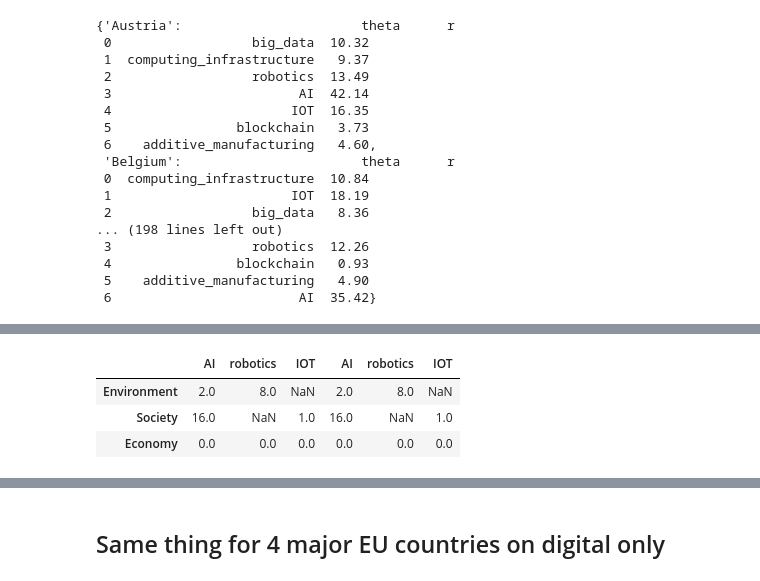
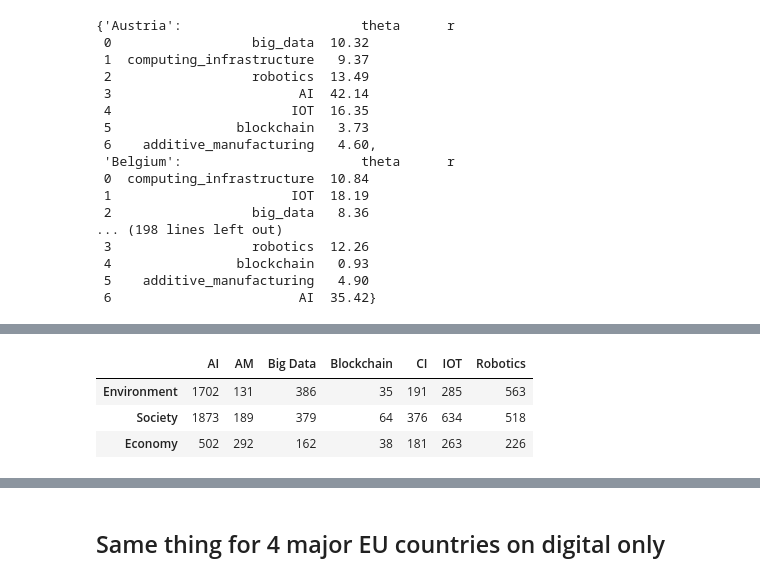
Before and after one commit to KnuxV/SDG, a Jupyter notebook: notebooks/polar_graphs.ipynb, the cells around one changed output, grey strips where cells are left out. Saved outputs shown, nothing was run; the diff lists cells and outputs as text; code cells hidden in the pictures.

```diff
--- a/notebooks/polar_graphs.ipynb
+++ b/notebooks/polar_graphs.ipynb
@@ -188,13 +216,14 @@ df_sdg_digi = df_sdg_digi[df_sdg_digi['DST']]
 # %%
 dic_c = {country:{cat:Counter() for cat in lst_cat} for country in lst_eu}
-for ind, row in df_sdg_digi.iterrows():
-    lst_actor_in_row = row['CN'].split(", ")
-    for actor in lst_actor_in_row:
+for row in tqdm(df_sdg_dt.itertuples(index=False, name=None), total=df_sdg_dt.shape[0]):
+    lst_actors = row[idx_sdg_dt['CN']].split(", ")
+    size_actors = len(lst_actors)
+    for actor in lst_actors:
         if actor in dic_c.keys():
             for cat in lst_cat:
-                if row[cat]:
-                    for digi in ["IOT", 'robotics', 'AI']:
-                        if row[digi]:
+                if row[idx_sdg_dt[cat]]:
+                    for digi in lst_dst:
+                        if row[idx_sdg_dt[digi]]:
                             dic_c[actor][cat][digi] += 1
 # %%
 dic_c
@@ -219,16 +248,22 @@ dic_c
+# %%
+clean_dt = {'IOT':'IOT',
+            'computing_infrastructure': "CI",
+            'AI': 'AI',
+            'robotics': 'Robotics',
+            'big_data':'Big Data',
+            'additive_manufacturing': 'AM',
+            'blockchain': 'Blockchain',}
 # %%
 dic_df = {}
 for country in dic_c.keys():
     df = pd.DataFrame.from_dict(dic_c[country], orient='index')
-    lst_rob = df.robotics.to_list()
-    df_2 = pd.concat([df, df], axis=1)
-
-    dic_df[country] = df_2
+    df = df.rename(columns=clean_dt)
+    df = df[sorted(df.columns)]
+    dic_df[country] = df
-# %%
-dic_df['Malta'].loc['Economy',:] = 0
-dic_df['Malta']
-# %% [output]
-|  | AI | robotics | IOT | AI | robotics | IOT |
-| Environment | 2.0 | 8.0 | NaN | 2.0 | 8.0 | NaN |
-| Society | 16.0 | NaN | 1.0 | 16.0 | NaN | 1.0 |
-| Economy | 0.0 | 0.0 | 0.0 | 0.0 | 0.0 | 0.0 |
+# %%
+dic_df['Germany']
+# %% [output]
+|  | AI | AM | Big Data | Blockchain | CI | IOT | Robotics |
+| Environment | 1702 | 131 | 386 | 35 | 191 | 285 | 563 |
+| Society | 1873 | 189 | 379 | 64 | 376 | 634 | 518 |
+| Economy | 502 | 292 | 162 | 38 | 181 | 263 | 226 |
```
Also changed, not shown: parts of 24 cells of this notebook, 7 other files.
